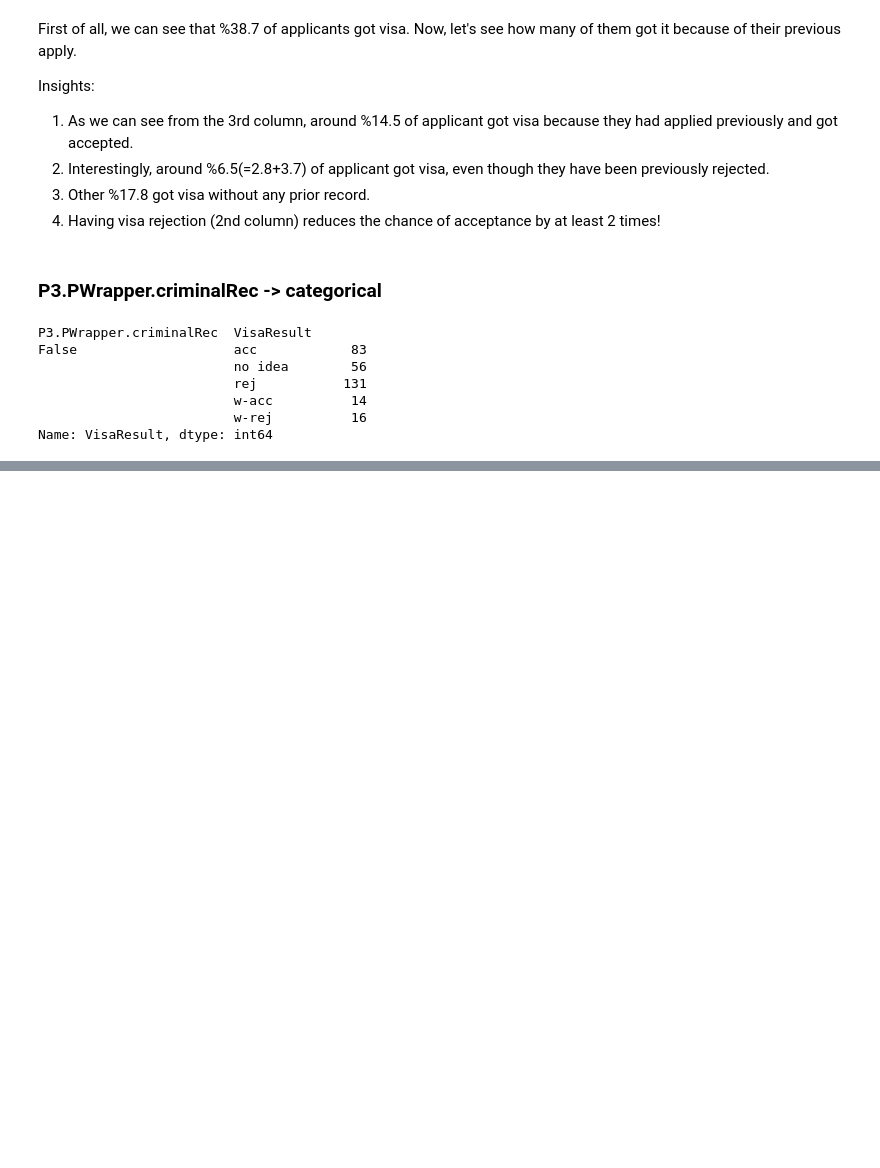
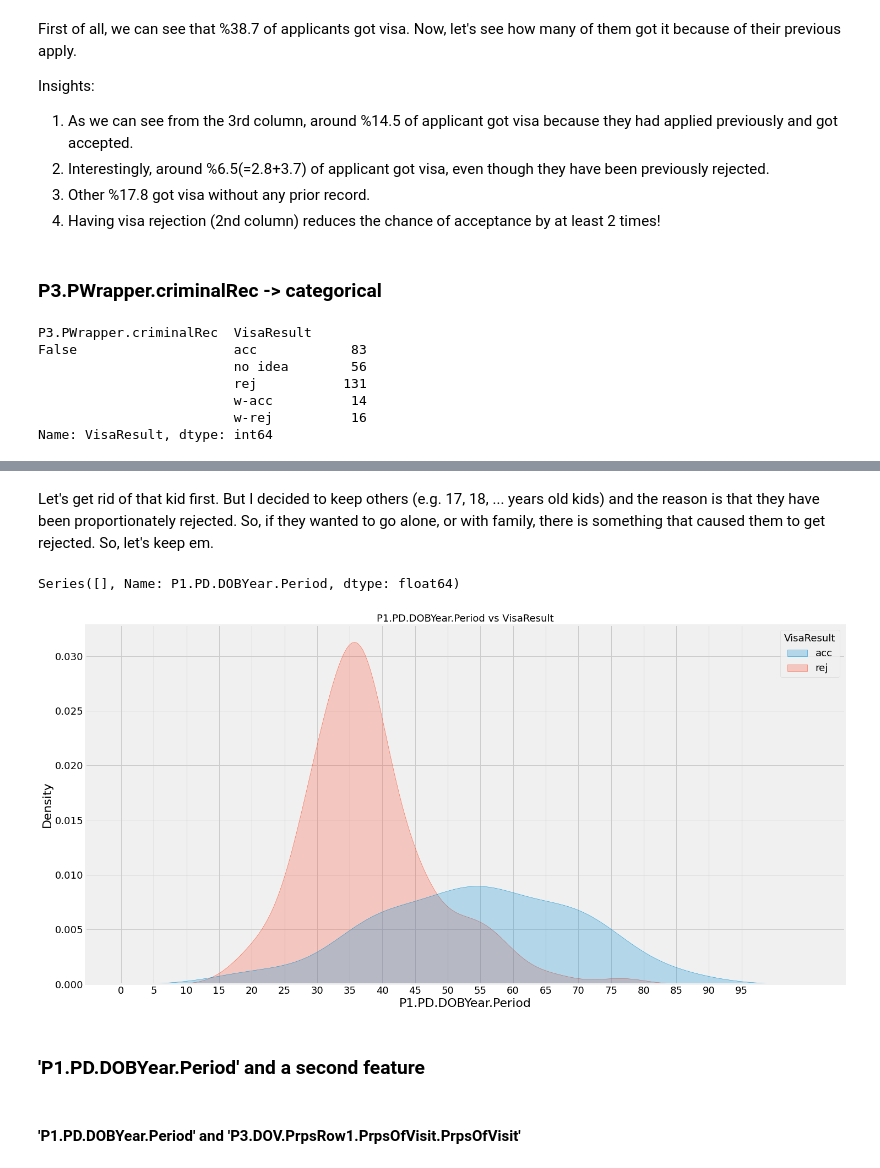
Before and after one commit to Nikronic/visaland-visa-form-utility, a Jupyter notebook: notebooks/data_exploration_dev.ipynb, the cells around one changed output, grey strips where cells are left out. Saved outputs shown, nothing was run; the diff lists cells and outputs as text; code cells hidden in the pictures; blank space fills up the shorter version.

```diff
--- a/notebooks/data_exploration_dev.ipynb
+++ b/notebooks/data_exploration_dev.ipynb
@@ -2003,0 +2155,20 @@ data.drop(feature_name, axis=1, inplace=True)
+# %% [markdown]
+Let's get rid of that kid first. But I decided to keep others (e.g. 17, 18, ... years old kids) and the reason is that they have been proportionately rejected. So, if they wanted to go alone, or with family, there is something that caused them to get rejected. So, let's keep em.
+# %%
+data.drop(data[data[feature_name]<=1].index, inplace=True)
+data[data[feature_name]<=1][feature_name]
+# %% [output]
+Series([], Name: P1.PD.DOBYear.Period, dtype: float64)
+# %%
+f, ax = plt.subplots(1, 1, figsize=(22, 12))
+sns.kdeplot(x=feature_name, hue=output_name,
+            data=data[(data[output_name] == 'acc') | (data[output_name] == 'rej')], fill=True, ax=ax)
+ax.set_title('{} vs {}'.format(feature_name, output_name))
+ax.set_xticks(range(0, 100, 5))
+plt.show()
+# %% [output]
+[figure, added]
+# %% [markdown]
+### 'P1.PD.DOBYear.Period' and a second feature
+# %% [markdown]
+#### 'P1.PD.DOBYear.Period' and 'P3.DOV.PrpsRow1.PrpsOfVisit.PrpsOfVisit'
```
Also changed, not shown: parts of 37 cells of this notebook.
